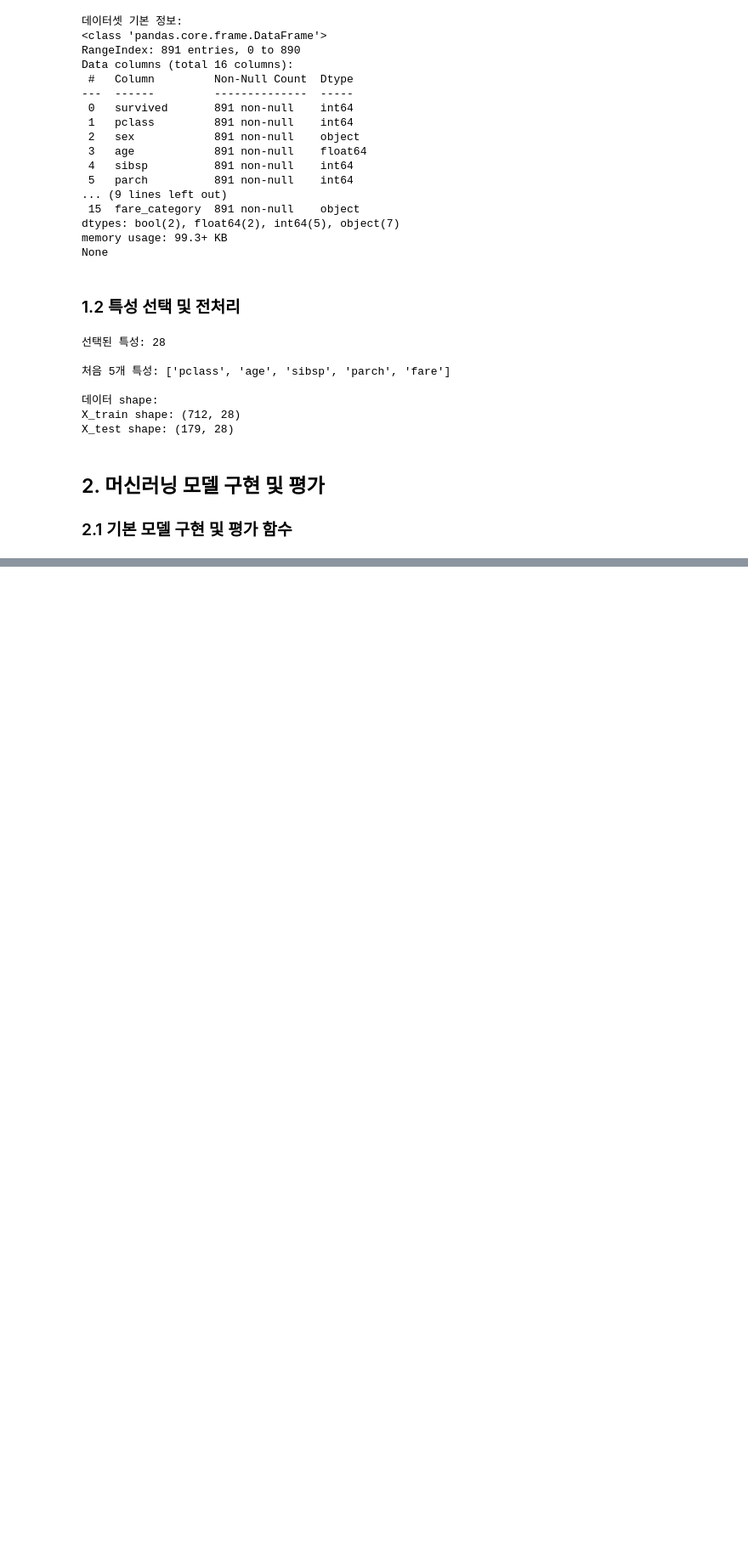
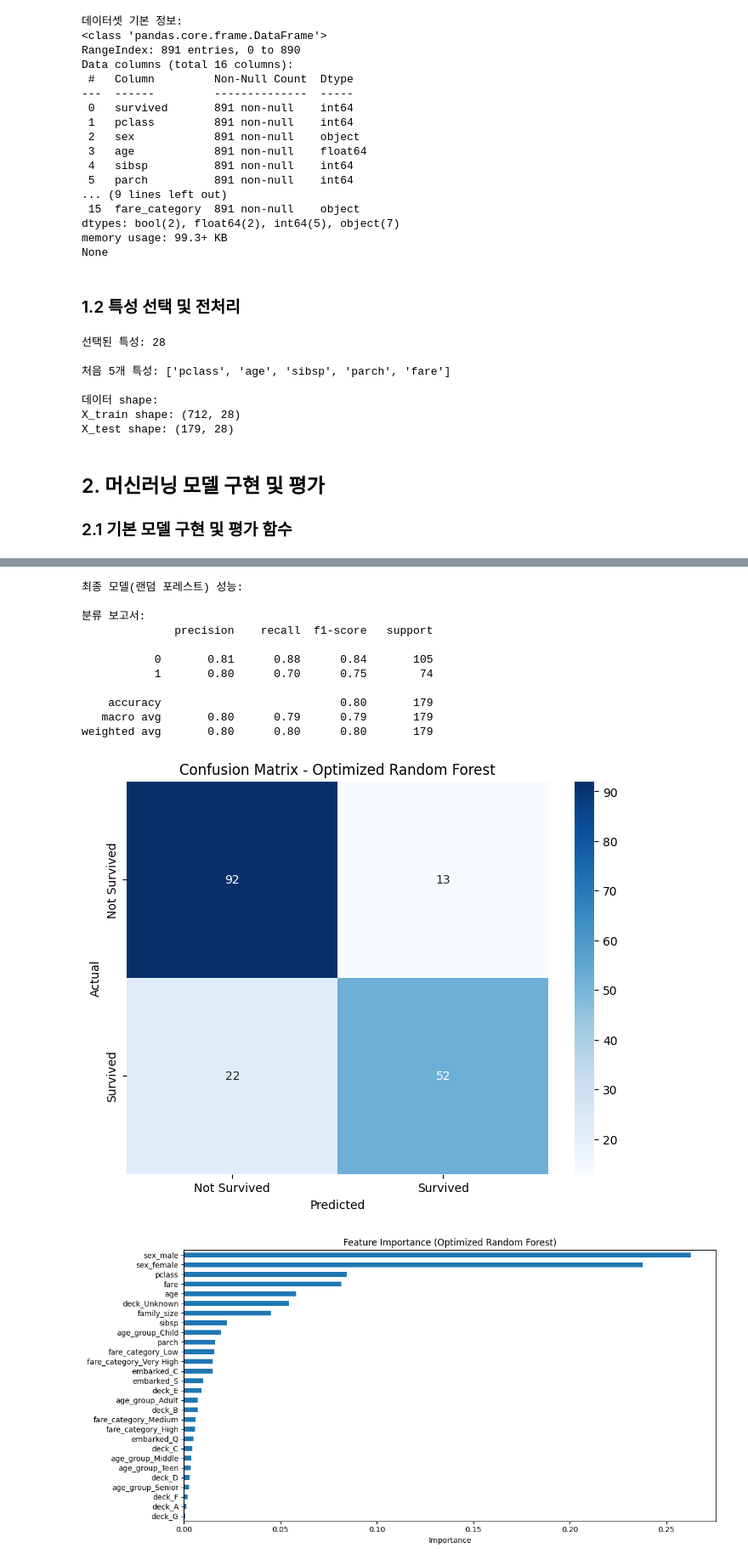
Before and after one commit to kjhgreat/titanic-analysis, a Jupyter notebook: notebooks/03_ml_analysis.ipynb, the cells around one changed output, grey strips where cells are left out. Shown: that part at 85% size. Cells and saved outputs as stored; diff of their text form; code cells hidden in the pictures; blank space fills up the shorter version.

```diff
--- a/notebooks/03_ml_analysis.ipynb
+++ b/notebooks/03_ml_analysis.ipynb
@@ -146,0 +285,61 @@ NameError: name 'plt' is not defined
+# %%
+import seaborn as sns
+
+# 최적화된 랜덤 포레스트 모델로 최종 예측
+best_rf = rf_grid.best_estimator_
+y_pred_final = best_rf.predict(X_test_scaled)
+
+# 성능 지표 출력
+print("최종 모델(랜덤 포레스트) 성능:")
+print("\n분류 보고서:")
+print(classification_report(y_test, y_pred_final))
+
+# 혼동 행렬 시각화
+plt.figure(figsize=(8, 6))
+sns.heatmap(confusion_matrix(y_test, y_pred_final),
+            annot=True,
+            fmt='d',
+            cmap='Blues',
+            xticklabels=['Not Survived', 'Survived'],
+            yticklabels=['Not Survived', 'Survived'])
+plt.title('Confusion Matrix - Optimized Random Forest')
+plt.xlabel('Predicted')
+plt.ylabel('Actual')
+plt.show()
+
+# 최종 특성 중요도 시각화
+plt.figure(figsize=(12, 6))
+importances = pd.Series(best_rf.feature_importances_, index=features)
+importances = importances.sort_values(ascending=True)
+importances.plot(kind='barh')
+plt.title('Feature Importance (Optimized Random Forest)')
+plt.xlabel('Importance')
+plt.tight_layout()
+plt.show()
+
+# 예측 확률 분포 시각화
+y_pred_proba = best_rf.predict_proba(X_test_scaled)
+plt.figure(figsize=(10, 5))
+
+# 생존/사망에 대한 예측 확률 분포
+plt.hist(y_pred_proba[y_test==0][:, 0], alpha=0.5, label='Actually Not Survived', bins=20)
+plt.hist(y_pred_proba[y_test==1][:, 1], alpha=0.5, label='Actually Survived', bins=20)
+plt.xlabel('Predicted Probability')
+plt.ylabel('Count')
+plt.title('Distribution of Survival Probabilities')
+plt.legend()
+plt.show()
+# %% [output]
+최종 모델(랜덤 포레스트) 성능:
+
+분류 보고서:
+              precision    recall  f1-score   support
+
+           0       0.81      0.88      0.84       105
+           1       0.80      0.70      0.75        74
+
+    accuracy                           0.80       179
+   macro avg       0.80      0.79      0.79       179
+weighted avg       0.80      0.80      0.80       179
+[figure, added]
+[figure, added]
```
Also changed, not shown: parts of 7 cells of this notebook.
